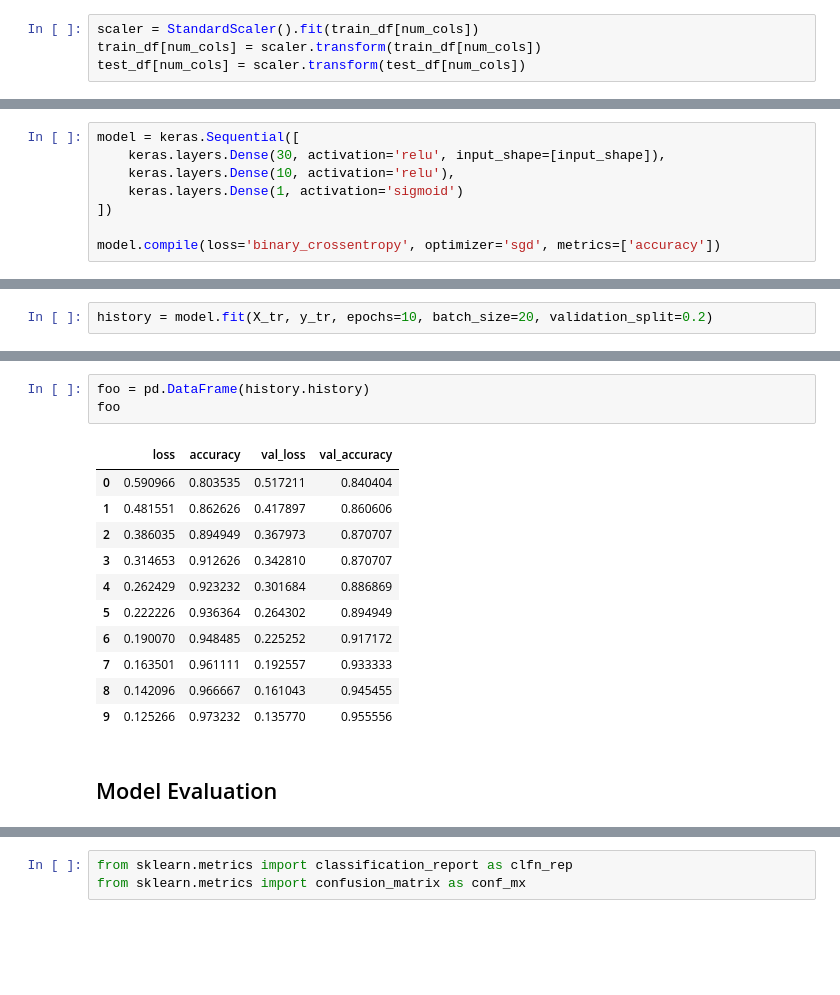
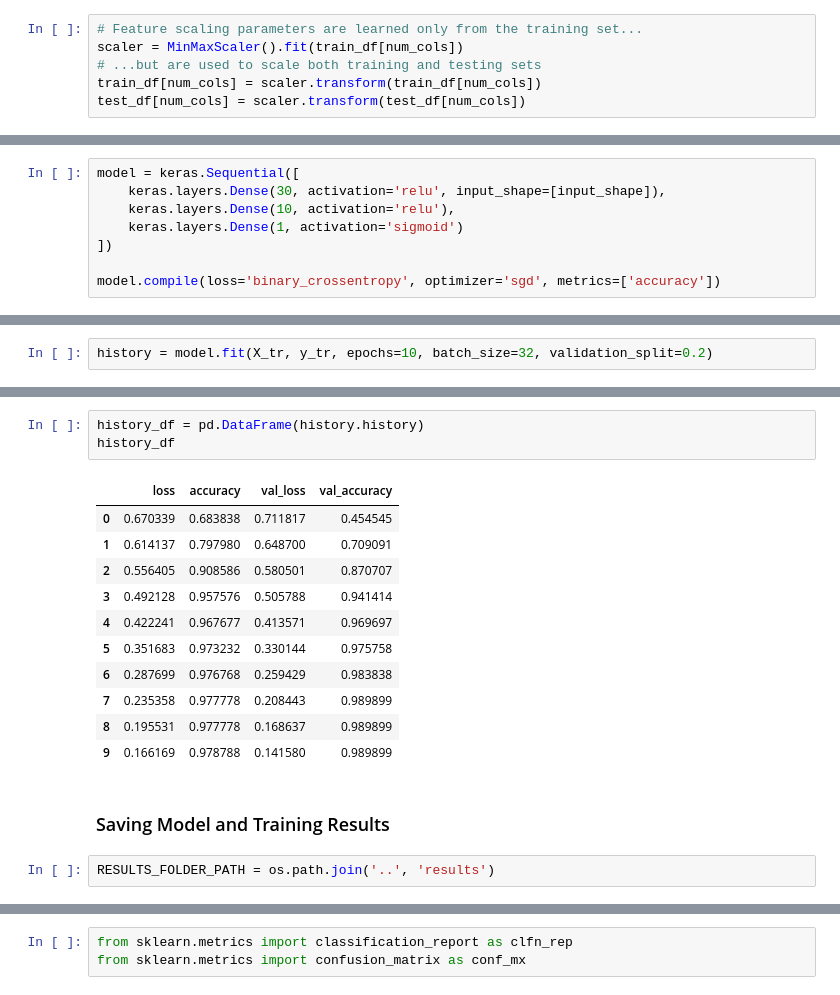
Before and after one commit to EstebanBrito/covid19-mexico, a Jupyter notebook: notebooks/MortalityPredictionTraining.ipynb, the cells around one changed output, grey strips where cells are left out. Drawn from its saved outputs; the diff is of its cells as text; blank space fills up the shorter version.

```diff
--- a/notebooks/MortalityPredictionTraining.ipynb
+++ b/notebooks/MortalityPredictionTraining.ipynb
@@ -24,6 +35,8 @@ test_df = pd.read_csv(TEST_SET_PATH, index_col=None)
 # %%
 num_cols = ['EDAD', 'DIAS_SINTOMAS']
 # %%
-scaler = StandardScaler().fit(train_df[num_cols])
+# Feature scaling parameters are learned only from the training set...
+scaler = MinMaxScaler().fit(train_df[num_cols])
+# ...but are used to scale both training and testing sets
 train_df[num_cols] = scaler.transform(train_df[num_cols])
 test_df[num_cols] = scaler.transform(test_df[num_cols])
@@ -69,4 +87,4 @@ model.compile(loss='binary_crossentropy', optimizer='sgd', metrics=['accuracy'])
 # %%
-history = model.fit(X_tr, y_tr, epochs=10, batch_size=20, validation_split=0.2)
+history = model.fit(X_tr, y_tr, epochs=10, batch_size=32, validation_split=0.2)
 # %% [output]
 Epoch 1/10
@@ -92,17 +110,19 @@ Epoch 10/10
 # %%
-foo = pd.DataFrame(history.history)
-foo
+history_df = pd.DataFrame(history.history)
+history_df
 # %% [output]
 |  | loss | accuracy | val_loss | val_accuracy |
-| 0 | 0.590966 | 0.803535 | 0.517211 | 0.840404 |
-| 1 | 0.481551 | 0.862626 | 0.417897 | 0.860606 |
-| 2 | 0.386035 | 0.894949 | 0.367973 | 0.870707 |
-| 3 | 0.314653 | 0.912626 | 0.342810 | 0.870707 |
-| 4 | 0.262429 | 0.923232 | 0.301684 | 0.886869 |
-| 5 | 0.222226 | 0.936364 | 0.264302 | 0.894949 |
-| 6 | 0.190070 | 0.948485 | 0.225252 | 0.917172 |
-| 7 | 0.163501 | 0.961111 | 0.192557 | 0.933333 |
-| 8 | 0.142096 | 0.966667 | 0.161043 | 0.945455 |
-| 9 | 0.125266 | 0.973232 | 0.135770 | 0.955556 |
+| 0 | 0.670339 | 0.683838 | 0.711817 | 0.454545 |
+| 1 | 0.614137 | 0.797980 | 0.648700 | 0.709091 |
+| 2 | 0.556405 | 0.908586 | 0.580501 | 0.870707 |
+| 3 | 0.492128 | 0.957576 | 0.505788 | 0.941414 |
+| 4 | 0.422241 | 0.967677 | 0.413571 | 0.969697 |
+| 5 | 0.351683 | 0.973232 | 0.330144 | 0.975758 |
+| 6 | 0.287699 | 0.976768 | 0.259429 | 0.983838 |
+| 7 | 0.235358 | 0.977778 | 0.208443 | 0.989899 |
+| 8 | 0.195531 | 0.977778 | 0.168637 | 0.989899 |
+| 9 | 0.166169 | 0.978788 | 0.141580 | 0.989899 |
-# %% [markdown]
-## Model Evaluation
+# %% [markdown]
+### Saving Model and Training Results
+# %%
+RESULTS_FOLDER_PATH = os.path.join('..', 'results')
```
Also changed, not shown: parts of 29 cells of this notebook, 4 other files.
